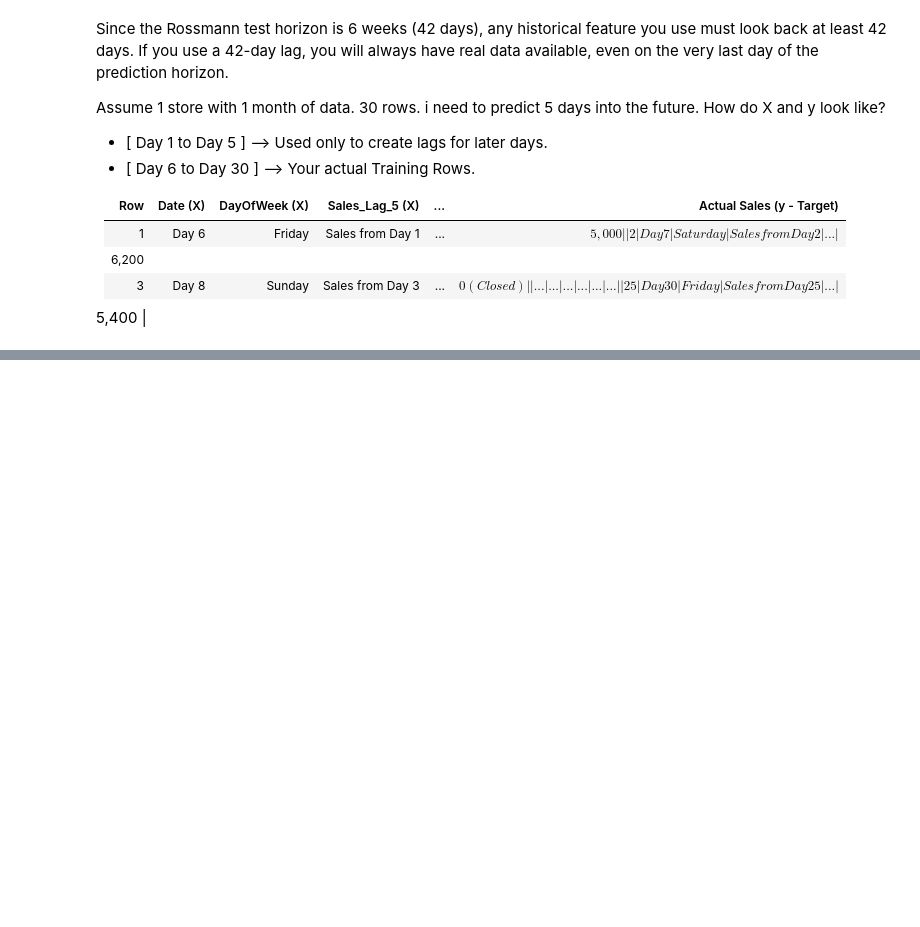
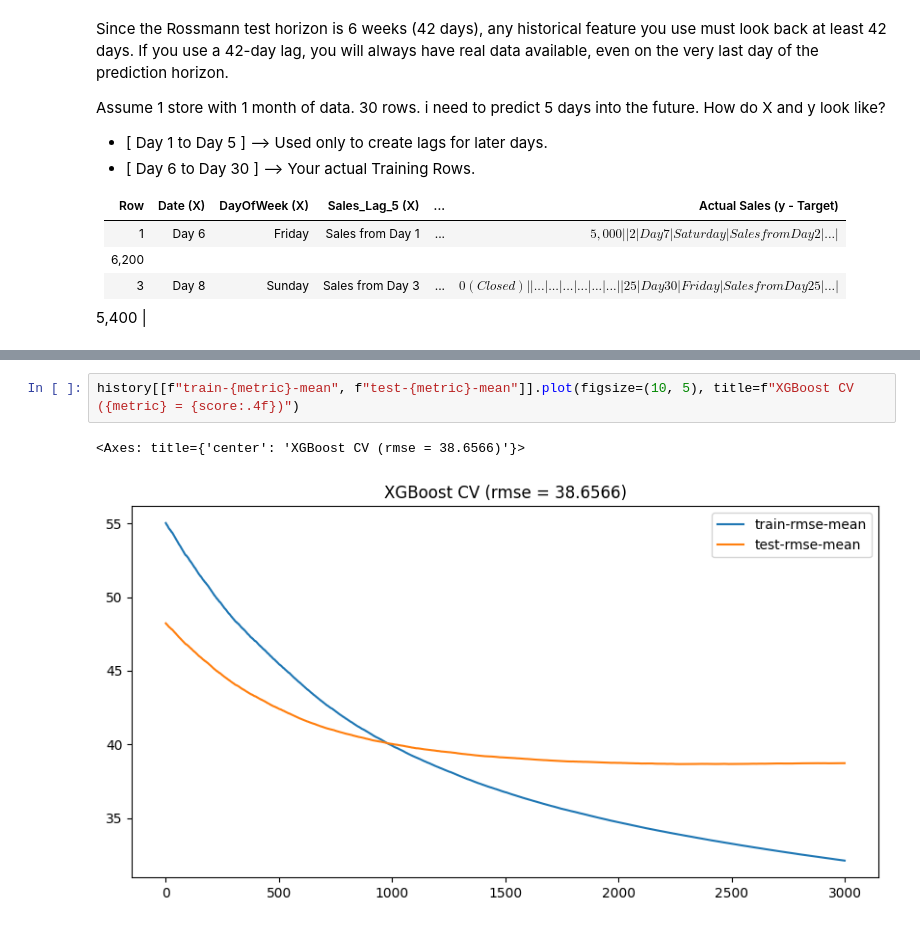
Before and after one commit to Miltos-90/Rossmann_Store_Sales_Forecasting, a Jupyter notebook: test_pipeline.ipynb, the cells around one changed output, grey strips where cells are left out. Cells and saved outputs as stored; diff of their text form; blank space fills up the shorter version.

```diff
--- a/test_pipeline.ipynb
+++ b/test_pipeline.ipynb
@@ -267,0 +317,5 @@ for fold, (train_ix, test_ix) in enumerate(cv.split(X, y), start=1):
+# %%
+history[[f"train-{metric}-mean", f"test-{metric}-mean"]].plot(figsize=(10, 5), title=f"XGBoost CV ({metric} = {score:.4f})")
+# %% [output]
+<Axes: title={'center': 'XGBoost CV (rmse = 38.6566)'}>
+[figure, added]
```
Also changed, not shown: parts of 13 cells of this notebook, 6 other files.
